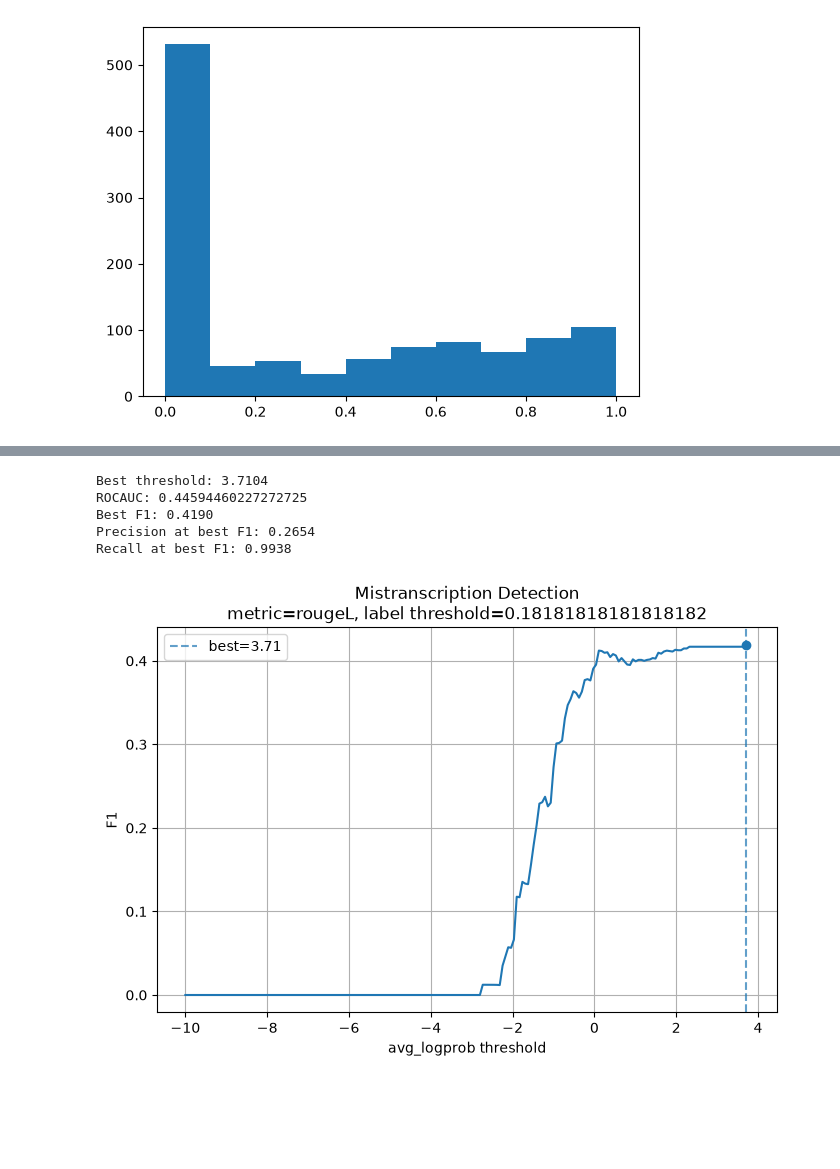
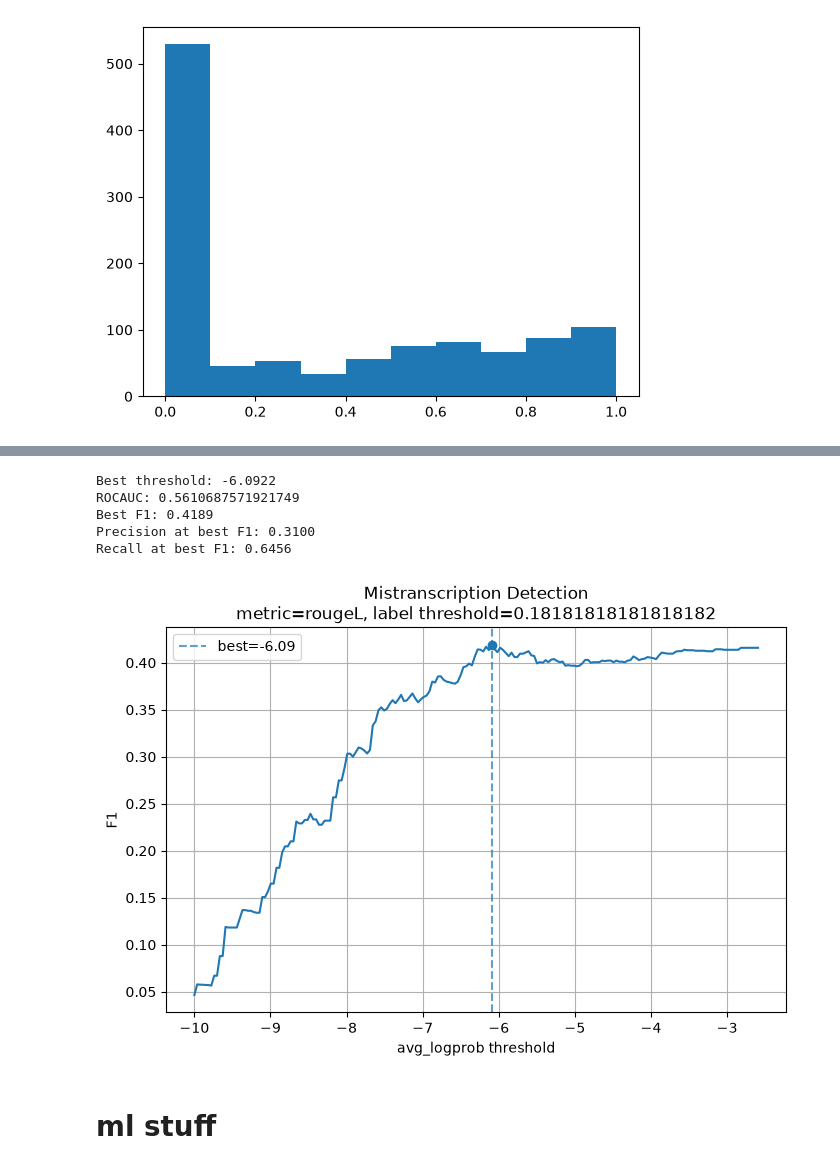
Before and after one commit to macmacmacmac/llm_asr_clarification, a Jupyter notebook: src/llm_asr_clarification/log_prob_beams_elbowplot.ipynb, the cells around one changed output, grey strips where cells are left out. Drawn from its saved outputs; the diff is of its cells as text; code cells hidden in the pictures; blank space fills up the shorter version.

```diff
--- a/src/llm_asr_clarification/log_prob_beams_elbowplot.ipynb
+++ b/src/llm_asr_clarification/log_prob_beams_elbowplot.ipynb
@@ -99,0 +155,5 @@ df.head()
+# %%
+df = df[df['num_tokens_text'] < 400]
+df_val = df_val[df_val['num_tokens_text'] < 400]
+
+short_idx = df['num_tokens_text'] <= 5
@@ -99,0 +236,2 @@ df.head()
+# %%
+short_idx = df['num_tokens_text'] <= 5
@@ -111,7 +369,7 @@ sum(df['num_tokens']>2)/len(df)
 # %%
 # Filter out for only actual phrases not just 'ummm' and 'ahhh' and 'yeahh'
-
-filtered_df = df[df['num_tokens'] > 5]
+longs_df = df[~short_idx]
+shorts_df = df[short_idx]
 # %%
 # min_score = min(df['highest_score'])
 # range_score = max(df['highest_score']) - min_score
@@ -227,7 +454,7 @@ def elbow_plot(
     assert metric_to_use in ["rougeL", "rougeL_prec"]
 
     df = df.dropna(
-        subset=["normalized_score", metric_to_use]
+        subset=["highest_score", metric_to_use]
     ).copy()
 
     # Ground-truth labels
@@ -238,7 +465,7 @@ def elbow_plot(
 
     thresholds = np.linspace(
         log_prob_range,
-        df["normalized_score"].max(),
+        df["highest_score"].max(),
         200,
     )
 
@@ -246,11 +473,11 @@ def elbow_plot(
     precs = []
     recs = []
 
-    roc_auc = roc_auc_score(y_true, df["normalized_score"])
+    roc_auc = roc_auc_score(y_true, -df["highest_score"])
 
     for thresh in thresholds:
         y_pred = (
-            (df["normalized_score"] < thresh)
+            (df["highest_score"] < thresh)
         ).astype(int)
 
         f1s.append(
@@ -366,9 +585,11 @@ Recall at best F1: 0.7972
 # %%
-elbow_plot(filtered_df, metric_to_use='rougeL', mistranscription_label_threshold=rougeL_fifty)
+elbow_plot(longs_df, metric_to_use='rougeL', mistranscription_label_threshold=rougeL_fifty)
 # %% [output]
-Best threshold: 3.7104
-ROCAUC: 0.44594460227272725
-Best F1: 0.4190
-Precision at best F1: 0.2654
-Recall at best F1: 0.9938
+Best threshold: -6.0922
+ROCAUC: 0.5610687571921749
+Best F1: 0.4189
+Precision at best F1: 0.3100
+Recall at best F1: 0.6456
-[figure, old version]
+[figure, new version]
+# %% [markdown]
+# ml stuff
```
Also changed, not shown: parts of 51 cells of this notebook.
